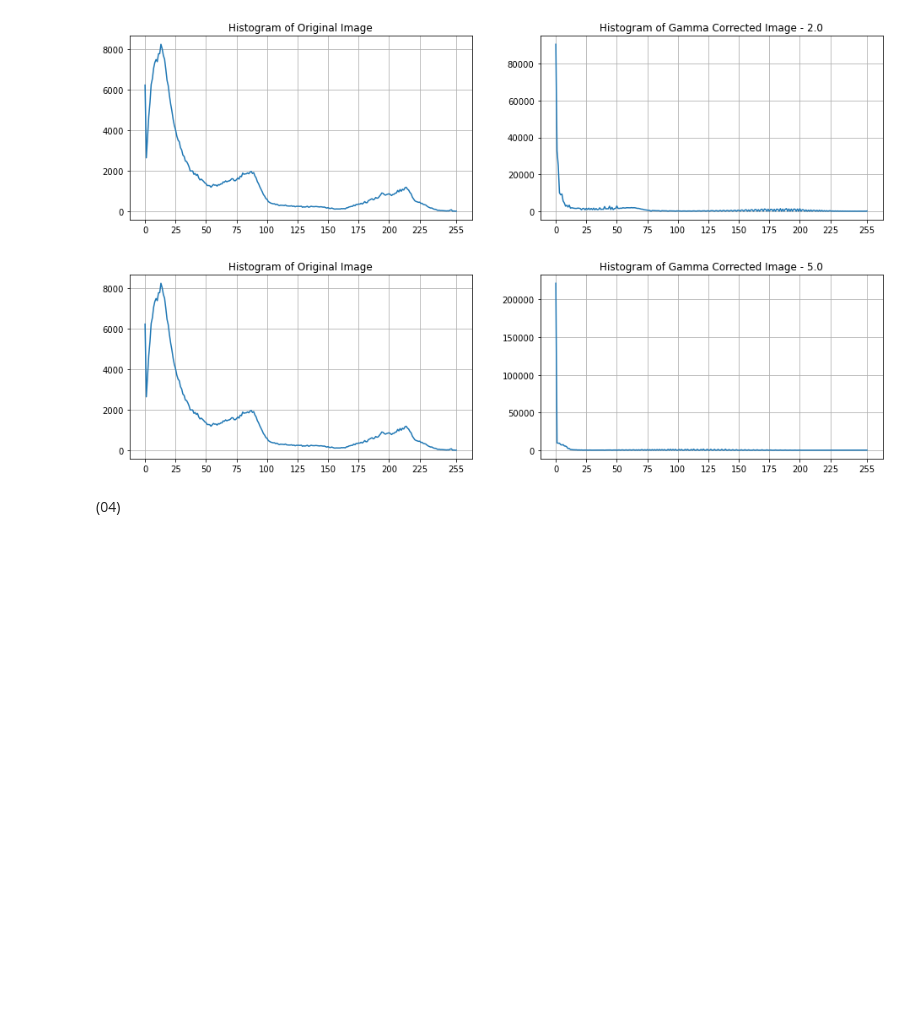
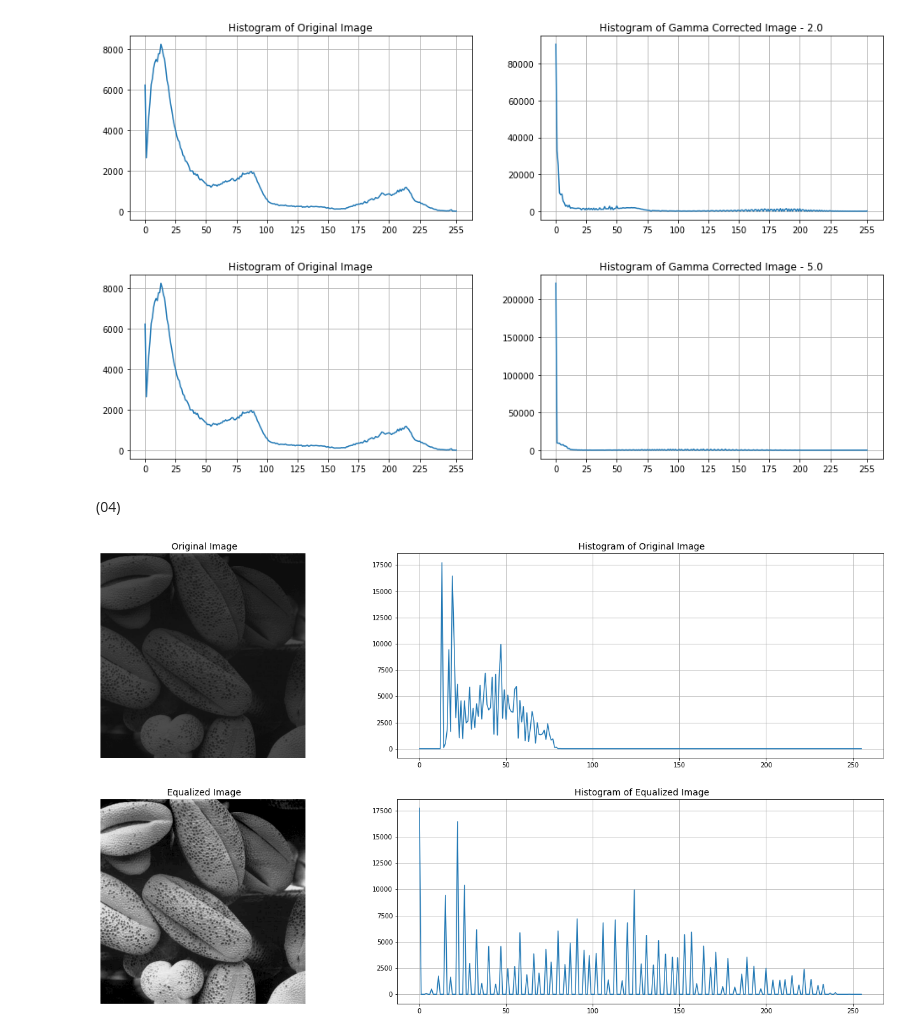
Before and after one commit to wanshika99/EN2550-Assignment-1-on-Intensity-Transformations-and-Neighborhood-Filtering, a Jupyter notebook: en2550_assignment_01_190663R.ipynb, the cells around one changed output. Saved outputs shown, nothing was run; the diff lists cells and outputs as text; code cells hidden in the pictures; blank space fills up the shorter version.

```diff
--- a/en2550_assignment_01_190663R.ipynb
+++ b/en2550_assignment_01_190663R.ipynb
@@ -227,3 +227,70 @@ for k in range(len(hist_g)):
 [figure]
 # %% [markdown]
 (04)
+# %%
+im = cv.imread(r"E:\#####ACCA folders\acca 4 th sem\Fundamentals of Image Processing and Machine Vision\Assinment 01\shells.png", cv.IMREAD_GRAYSCALE)
+assert im is not None
+ims = im.copy()
+
+high = 0
+low = 0
+
+hist = np.zeros(256)
+for i in range(im.shape[0]):
+    for j in range(im.shape[1]):
+        for k in range(256):
+            if im[i,j] == k:
+                hist[k] += 1
+                break
+
+for i in range(0, 256, 1):
+        if (hist[i] != 0):
+            low = i
+            break
+
+for i in range(255, -1, -1):
+    if (hist[i] != 0):
+        high = i
+        break
+
+for i in range(ims.shape[0]):
+    for j in range(ims.shape[1]):
+        for k in range(high):
+            if ims[i,j] == k:
+                ims[i,j] = round((k-low)*((255-0)/(high-low)) + 0)
+                break
+
+hist_eq = np.zeros(256)
+for i in range(ims.shape[0]):
+    for j in range(ims.shape[1]):
+        for k in range(256):
+            if ims[i,j] == k:
+                hist_eq[k] += 1
+                break
+
+cv.imshow('Image', ims)
+cv.waitKey(0)
+cv.destroyAllWindows()
+
+fig, ax = plt.subplots(2, 2, figsize=(26, 13))
+plt.subplots_adjust(wspace = -0.1, hspace = None)
+
+ax[0,0].imshow(cv.cvtColor(im ,cv.COLOR_BGR2RGB))
+ax[0,0].set_title(" Original Image", fontsize = 14)
+ax[0,0].axis("off")
+
+ax[0,1].plot(hist)
+ax[0,1].set_title(" Histogram of Original Image", fontsize = 14)
+ax[0,1].grid('on')
+
+ax[1,0].imshow(cv.cvtColor(ims ,cv.COLOR_BGR2RGB))
+ax[1,0].set_title(" Equalized Image", fontsize = 14)
+ax[1,0].axis("off")
+
+ax[1,1].plot(hist_eq )
+ax[1,1].set_title(" Histogram of Equalized Image", fontsize = 14)
+ax[1,1].grid('on')
+
+plt.show()
+# %% [output]
+[figure, added]
```
Also changed, not shown: parts of 1 cell of this notebook.
